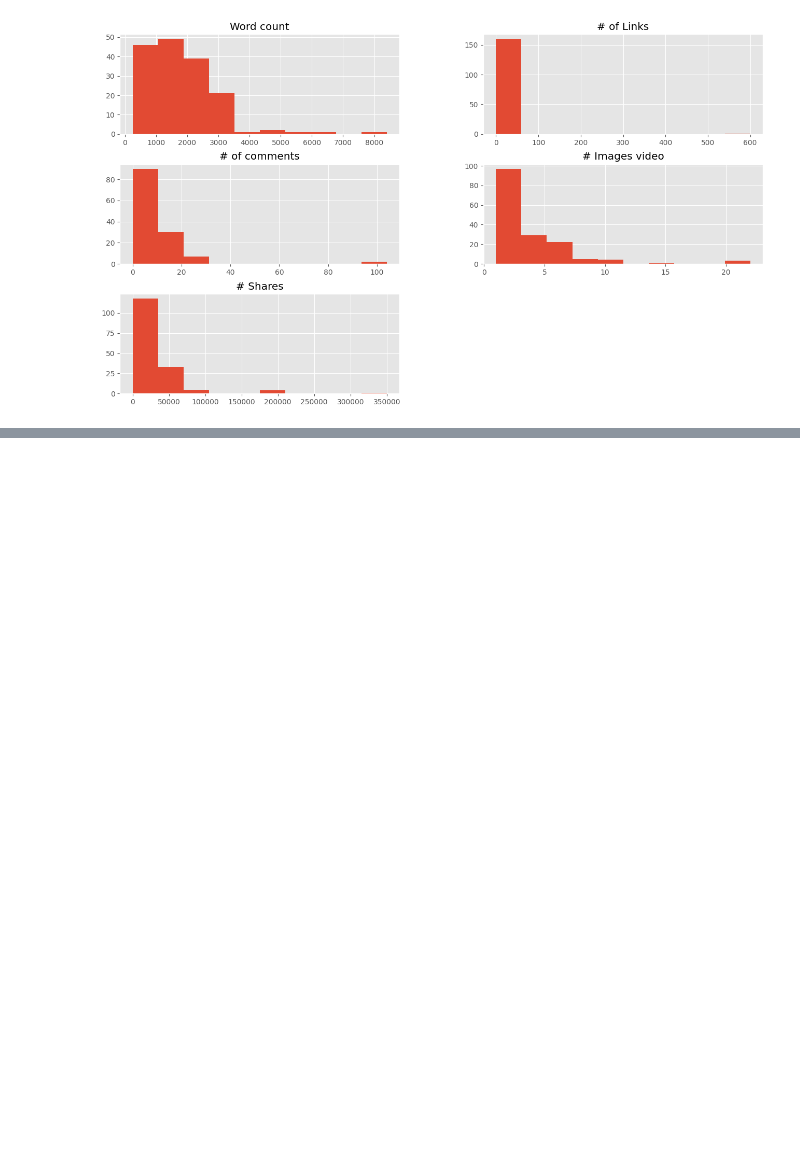
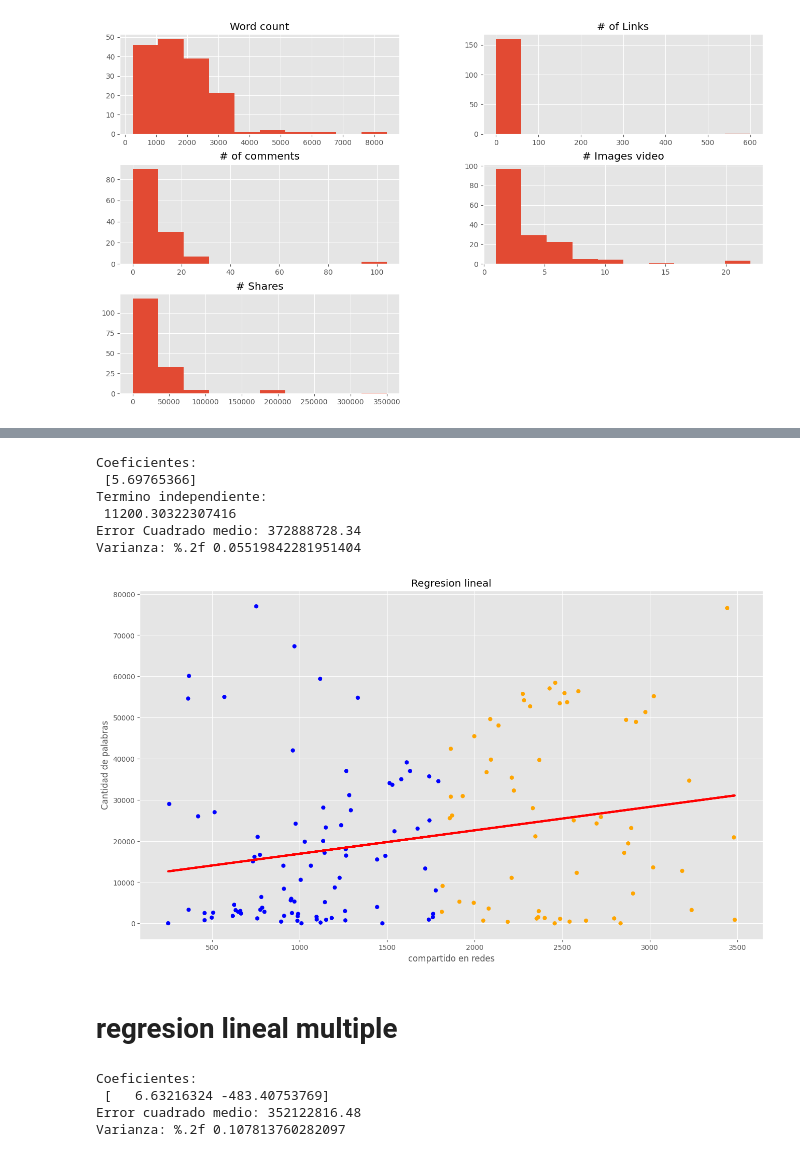
Before and after one commit to giovanirojascuela/2025_5TO01, a Jupyter notebook: TALLER/Dia 02/EJERCICIO_05.ipynb, the cells around one changed output, grey strips where cells are left out. Cells and saved outputs as stored; diff of their text form; code cells hidden in the pictures; blank space fills up the shorter version.

```diff
--- a/TALLER/Dia 02/EJERCICIO_05.ipynb
+++ b/TALLER/Dia 02/EJERCICIO_05.ipynb
@@ -55,0 +102,36 @@ plt.show()
+# %%
+#Aplicar modelo de regresion linieal
+regresion=linear_model.LinearRegression()
+#Declarar variables
+dataX=filtro_data[['Word count']]
+X_entrenamiento = np.array(dataX)
+Y_entrenamiento = filtro_data['# Shares'].values
+#entrenamos modelo
+regresion.fit(X_entrenamiento,Y_entrenamiento)
+#hacer prediccion
+y_pred=regresion.predict(X_entrenamiento)
+# %%
+#mostrar coeficientes
+print('Coeficientes: \n',regresion.coef_)
+print('Termino independiente: \n',regresion.intercept_)
+print("Error Cuadrado medio: %.2f" % mean_squared_error(Y_entrenamiento,y_pred))
+print("Varianza: %.2f",r2_score(Y_entrenamiento,y_pred))
+# %% [output]
+Coeficientes:
+ [5.69765366]
+Termino independiente:
+ 11200.30322307416
+Error Cuadrado medio: 372888728.34
+Varianza: %.2f 0.05519842281951404
+# %%
+#graficamos
+plt.scatter(X_entrenamiento[:,0],Y_entrenamiento,c=asignar,s=Tamanios[0])
+plt.plot(X_entrenamiento,y_pred,color='red',linewidth=3)
+plt.ylabel("Cantidad de palabras")
+plt.xlabel("compartido en redes")
+plt.title("Regresion lineal")
+plt.show()
+# %% [output]
+[figure, added]
+# %% [markdown]
+# regresion lineal multiple
@@ -55,0 +146,13 @@ plt.show()
+# %%
+regresion2=linear_model.LinearRegression()
+regresion2.fit(xy_train,z_train)
+z_pred=regresion2.predict(xy_train)
+
+print('Coeficientes: \n',regresion2.coef_)
+print("Error cuadrado medio: %.2f" %mean_squared_error(z_train,z_pred))
+print('Varianza: %.2f', r2_score(z_train,z_pred))
+# %% [output]
+Coeficientes:
+ [   6.63216324 -483.40753769]
+Error cuadrado medio: 352122816.48
+Varianza: %.2f 0.107813760282097
```
Also changed, not shown: parts of 5 cells of this notebook.
